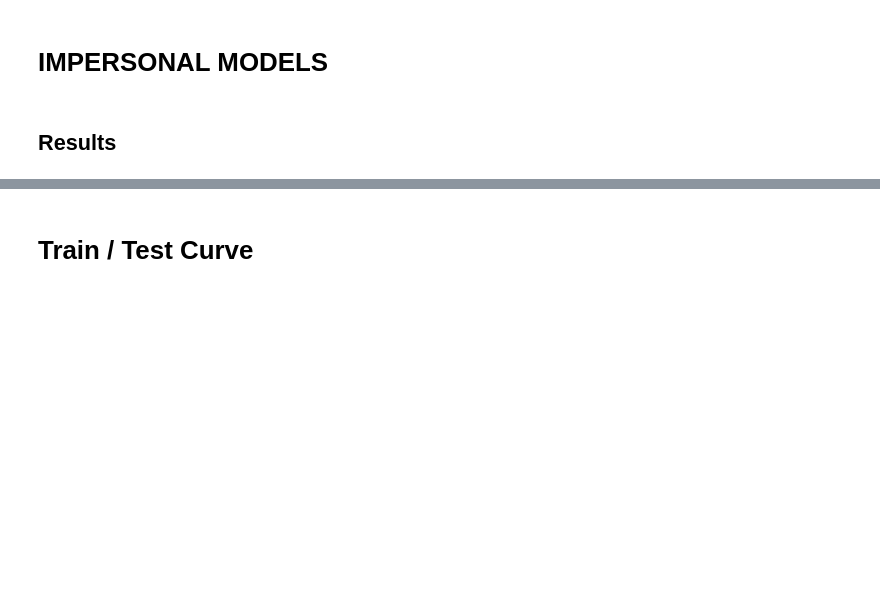
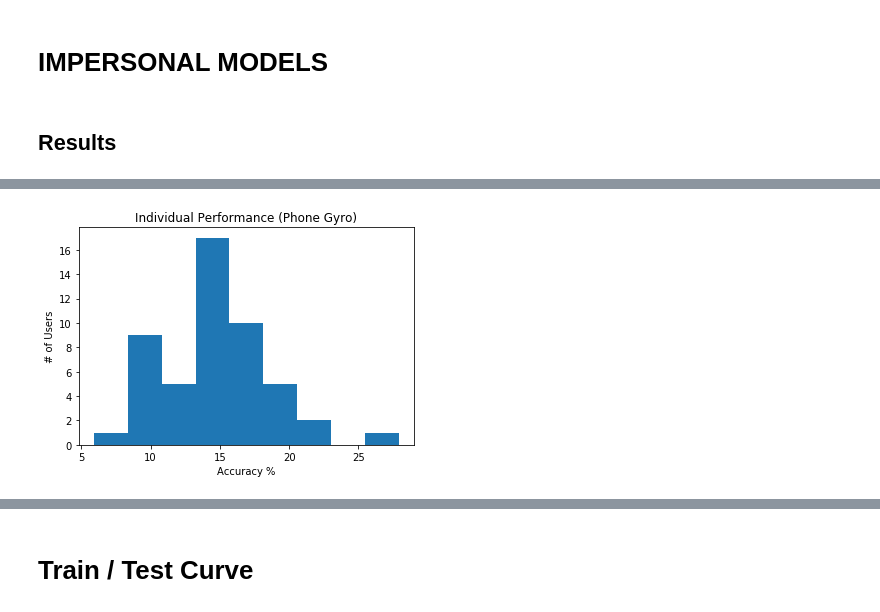
Before and after one commit to kenyoneda/Activity-Recognition-Biometric-Scripts, a Jupyter notebook: Scripts.ipynb, the cells around one changed output, grey strips where cells are left out. Saved outputs shown, nothing was run; the diff lists cells and outputs as text; code cells hidden in the pictures; blank space fills up the shorter version.

```diff
--- a/Scripts.ipynb
+++ b/Scripts.ipynb
@@ -519,0 +564,2 @@ subset3_scores
+# %%
+impersonal_scores4, impersonal_cms4 = runImpersonalTests(df_phone_gyro, algorithms, 'ACTIVITY')
@@ -519,0 +635,4 @@ subset3_scores
+# %%
+impersonalHistograms([x[2]*100 for x in impersonal_scores4], 'Accuracy %', '# of Users', 'Individual Performance (Phone Gyro)')
+# %% [output]
+[figure, added]
```
Also changed, not shown: parts of 124 cells of this notebook.
